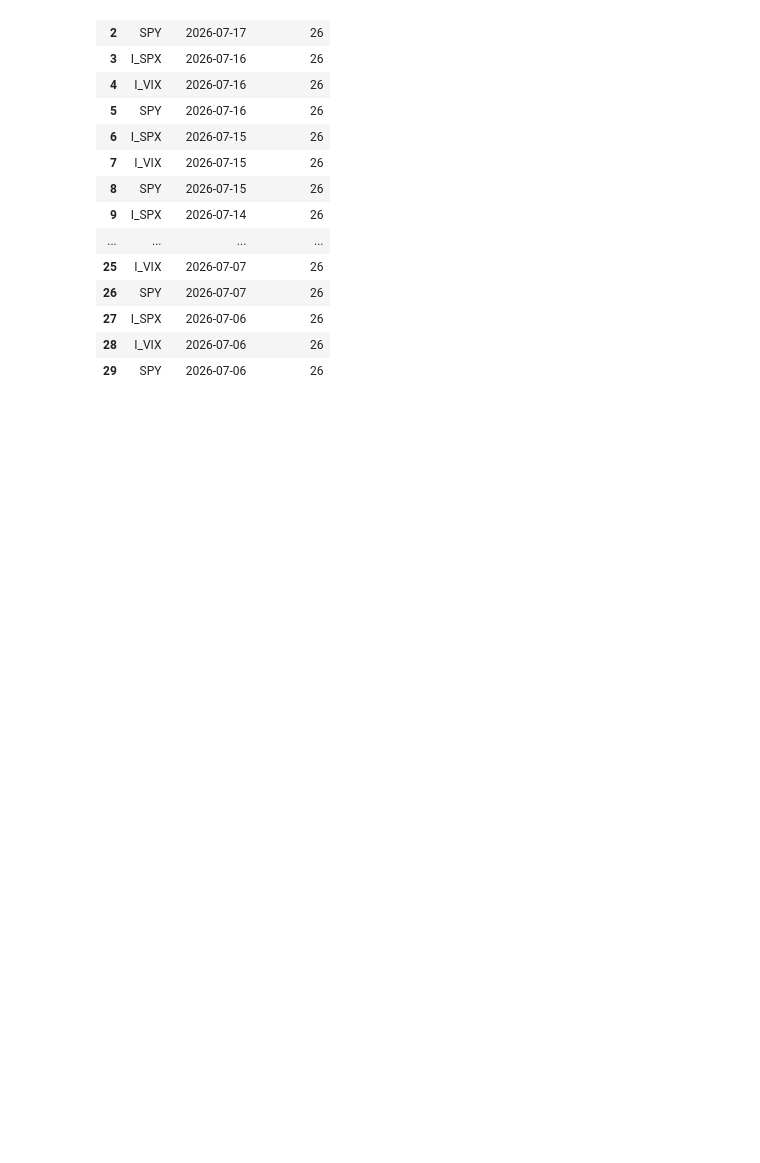
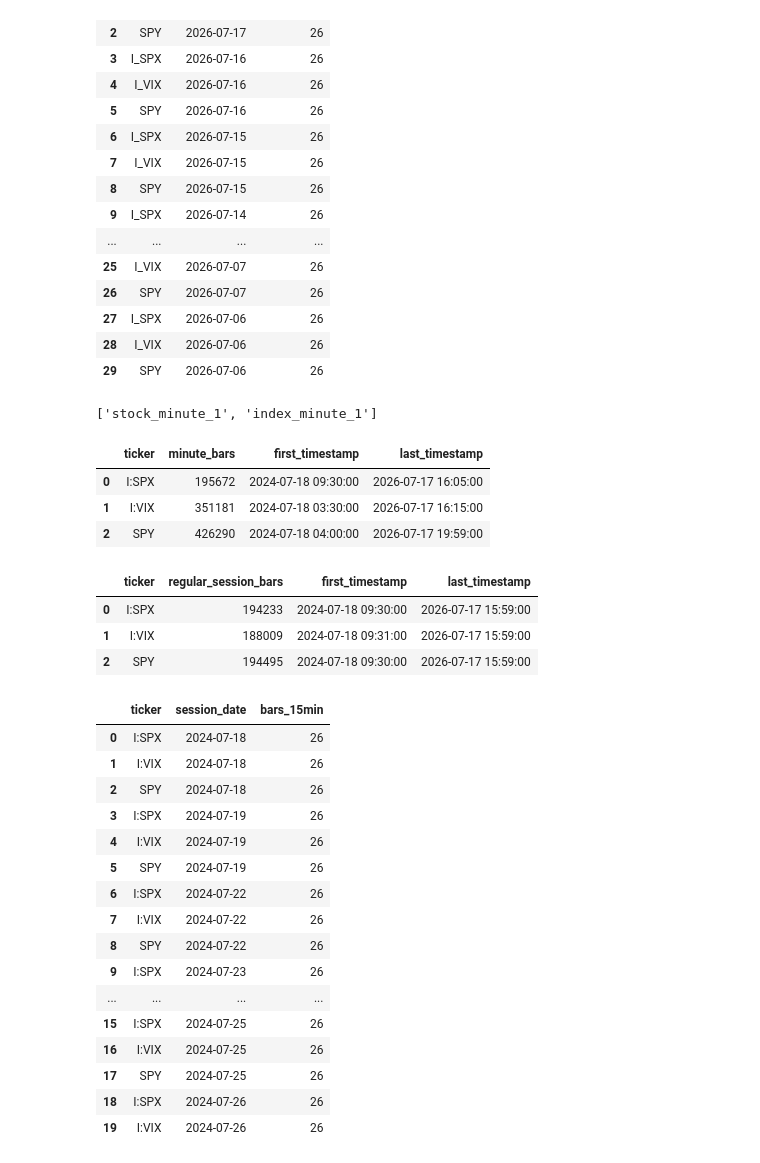
Before and after one commit to Ferreter/Dissertation, a Jupyter notebook: massive_database_raw_retrieve.ipynb, the cells around one changed output. Drawn from its saved outputs; the diff is of its cells as text; code cells hidden in the pictures; blank space fills up the shorter version.

```diff
--- a/massive_database_starter.ipynb
+++ b/massive_database_raw_retrieve.ipynb
@@ -578,0 +691,77 @@ display(
+# %%
+created_views = register_parquet_views_fixed(con, DATA_ROOT)
+print(created_views)
+# %% [output]
+['stock_minute_1', 'index_minute_1']
+# %%
+display(
+    con.execute(
+        """
+        SELECT
+            ticker,
+            COUNT(*) AS minute_bars,
+            MIN(timestamp_et) AS first_timestamp,
+            MAX(timestamp_et) AS last_timestamp
+        FROM underlying_minute_1
+        GROUP BY ticker
+        ORDER BY ticker
+        """
+    ).df()
+)
+# %% [output]
+|  | ticker | minute_bars | first_timestamp | last_timestamp |
+| 0 | I:SPX | 195672 | 2024-07-18 09:30:00 | 2026-07-17 16:05:00 |
+| 1 | I:VIX | 351181 | 2024-07-18 03:30:00 | 2026-07-17 16:15:00 |
+| 2 | SPY | 426290 | 2024-07-18 04:00:00 | 2026-07-17 19:59:00 |
+# %%
+display(
+    con.execute(
+        """
+        SELECT
+            ticker,
+            COUNT(*) AS regular_session_bars,
+            MIN(timestamp_et) AS first_timestamp,
+            MAX(timestamp_et) AS last_timestamp
+        FROM underlying_regular_session
+        GROUP BY ticker
+        ORDER BY ticker
+        """
+    ).df()
+)
+# %% [output]
+|  | ticker | regular_session_bars | first_timestamp | last_timestamp |
+| 0 | I:SPX | 194233 | 2024-07-18 09:30:00 | 2026-07-17 15:59:00 |
+| 1 | I:VIX | 188009 | 2024-07-18 09:31:00 | 2026-07-17 15:59:00 |
+| 2 | SPY | 194495 | 2024-07-18 09:30:00 | 2026-07-17 15:59:00 |
+# %%
+daily_bar_counts = con.execute(
+    """
+    SELECT
+        ticker,
+        session_date,
+        COUNT(*) AS bars_15min
+    FROM underlying_15min
+    GROUP BY ticker, session_date
+    ORDER BY session_date, ticker
+    """
+).df()
+
+display(daily_bar_counts.head(20))
+# %% [output]
+|  | ticker | session_date | bars_15min |
+| 0 | I:SPX | 2024-07-18 | 26 |
+| 1 | I:VIX | 2024-07-18 | 26 |
+| 2 | SPY | 2024-07-18 | 26 |
+| 3 | I:SPX | 2024-07-19 | 26 |
+| 4 | I:VIX | 2024-07-19 | 26 |
+| 5 | SPY | 2024-07-19 | 26 |
+| 6 | I:SPX | 2024-07-22 | 26 |
+| 7 | I:VIX | 2024-07-22 | 26 |
+| 8 | SPY | 2024-07-22 | 26 |
+| 9 | I:SPX | 2024-07-23 | 26 |
+| ... | ... | ... | ... |
+| 15 | I:SPX | 2024-07-25 | 26 |
+| 16 | I:VIX | 2024-07-25 | 26 |
+| 17 | SPY | 2024-07-25 | 26 |
+| 18 | I:SPX | 2024-07-26 | 26 |
+| 19 | I:VIX | 2024-07-26 | 26 |
```
Also changed, not shown: parts of 1 cell of this notebook, 19 other files.
